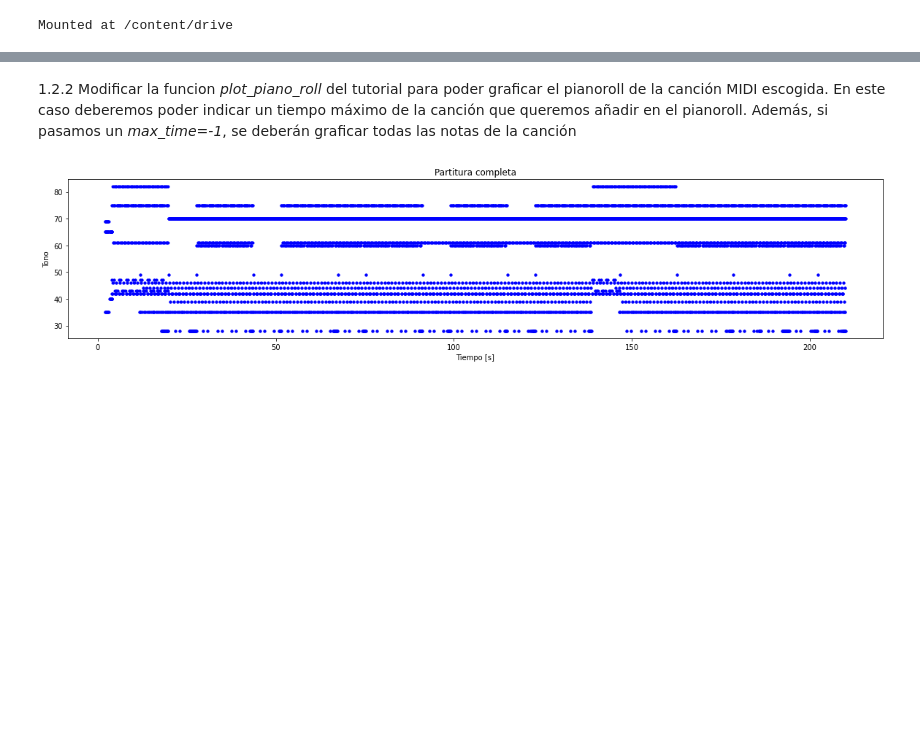
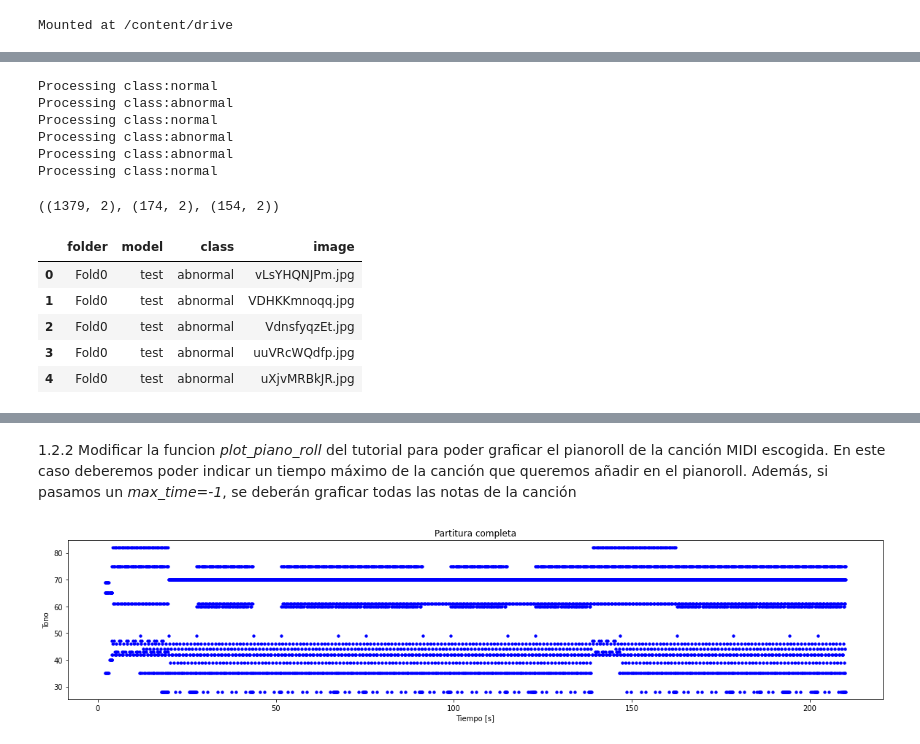
Before and after one commit to mtablado/uoc2022_deeplearning_pra, a Jupyter notebook: 2021-2_M2.875_PRA_mtabladol.ipynb, the cells around one changed output, grey strips where cells are left out. Saved outputs shown, nothing was run; the diff lists cells and outputs as text; code cells hidden in the pictures; blank space fills up the shorter version.

```diff
--- a/2021-2_M2.875_PRA_mtabladol.ipynb
+++ b/2021-2_M2.875_PRA_mtabladol.ipynb
@@ -170,0 +58,62 @@ raw_notes.head()
+# %%
+from inspect import classify_class_attrs
+ROOT_PATH = '/content/drive/My Drive/deep_learning/PRA/dataset/practica_DL_UOC_2022'
+
+def load_data(path: str):
+  """
+  """
+  data = []
+  for folder in os.listdir(path):
+    print('Processing folder:' + folder)
+    data.append(load_models(folder))
+  return data
+
+def load_models(folder):
+  train = []
+  test = []
+  valid = []
+  train = load_images(folder, 'train')
+  test = load_images(folder, 'test')
+  valid = load_images(folder, 'valid')
+
+  return np.asarray(train, dtype=object), np.asarray(test, dtype=object), np.asarray(valid, dtype=object)
+
+def load_images(folder, model):
+  data = []
+  path = os.path.join(folder, model)
+  for classifier in os.listdir(path):
+    print('Processing class:' + classifier)
+    path = os.path.join(folder, model, classifier)
+    for img in os.listdir(path):
+      #print('Processing image:' + img)
+      img_absolute_path = os.path.join(path, img)
+      image_data_temp = cv2.imread(img_absolute_path)
+      data.append([image_data_temp, classifier])
+  return data
+
+
+train, test, valid = load_models('Fold0')
+
+
+
+#df = pd.DataFrame(data, columns = ['folder', 'model', 'class', 'image'])
+# %% [output]
+Processing class:normal
+Processing class:abnormal
+Processing class:normal
+Processing class:abnormal
+Processing class:abnormal
+Processing class:normal
+# %%
+train.shape, test.shape, valid.shape
+# %% [output]
+((1379, 2), (174, 2), (154, 2))
+# %%
+df.head()
+# %% [output]
+|  | folder | model | class | image |
+| 0 | Fold0 | test | abnormal | vLsYHQNJPm.jpg |
+| 1 | Fold0 | test | abnormal | VDHKKmnoqq.jpg |
+| 2 | Fold0 | test | abnormal | VdnsfyqzEt.jpg |
+| 3 | Fold0 | test | abnormal | uuVRcWQdfp.jpg |
+| 4 | Fold0 | test | abnormal | uXjvMRBkJR.jpg |
```
Also changed, not shown: parts of 16 cells of this notebook.
